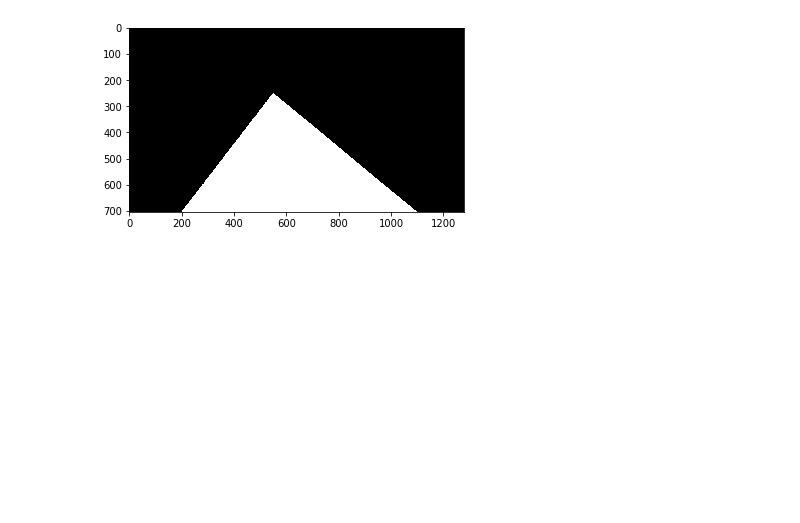
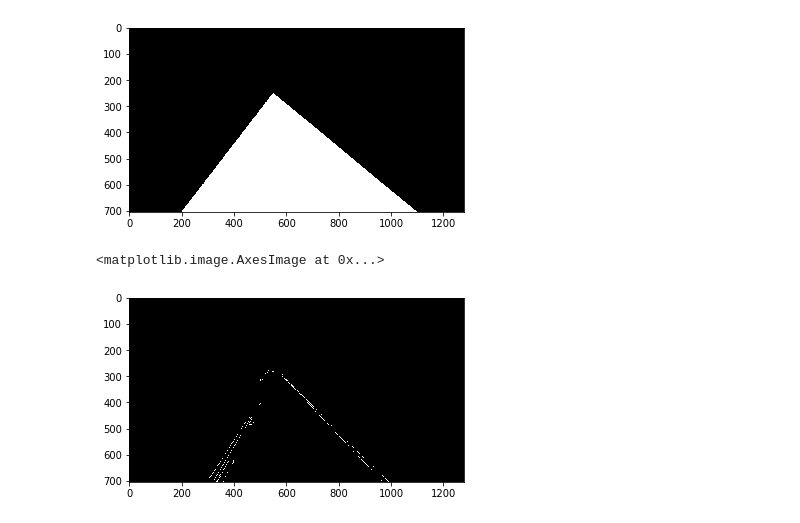
Before and after one commit to YasirHabib/The-Complete-Self-Driving-Car-Course---Applied-Deep-Learning, a Jupyter notebook: finding_lane_lines_opencv.ipynb, the cells around one changed output. Saved outputs shown, nothing was run; the diff lists cells and outputs as text; code cells hidden in the pictures; blank space fills up the shorter version.

Commit message:
Cropped image added

```diff
--- a/finding_lane_lines_opencv.ipynb
+++ b/finding_lane_lines_opencv.ipynb
@@ -78,3 +78,10 @@ plt.show()
 # %% [output]
 [figure]
 [figure]
+# %%
+cropped_image = cv2.bitwise_and(canny, mask)
+# print(cropped_image.shape)              (704, 1279)
+plt.imshow(cropped_image, cmap='gray')
+# %% [output]
+<matplotlib.image.AxesImage at 0x...>
+[figure, added]
```
